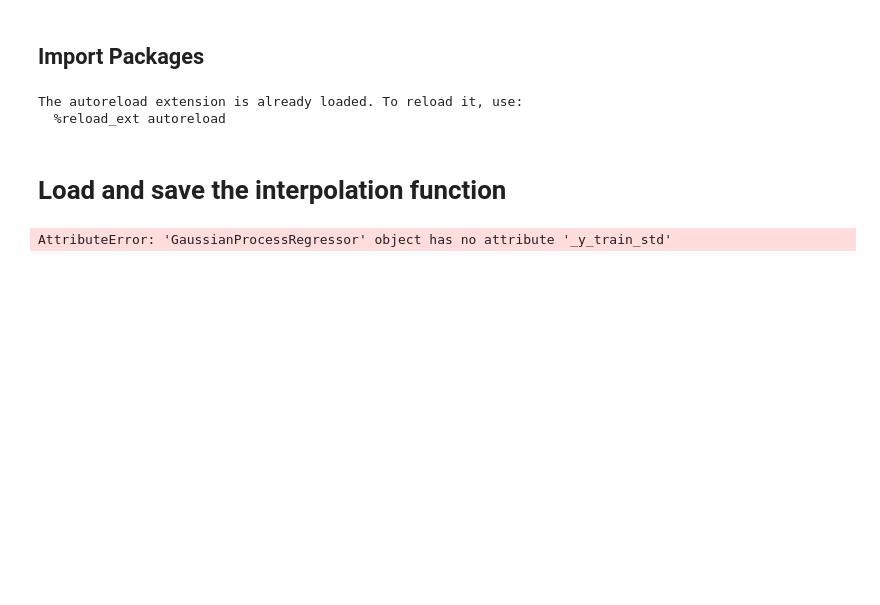
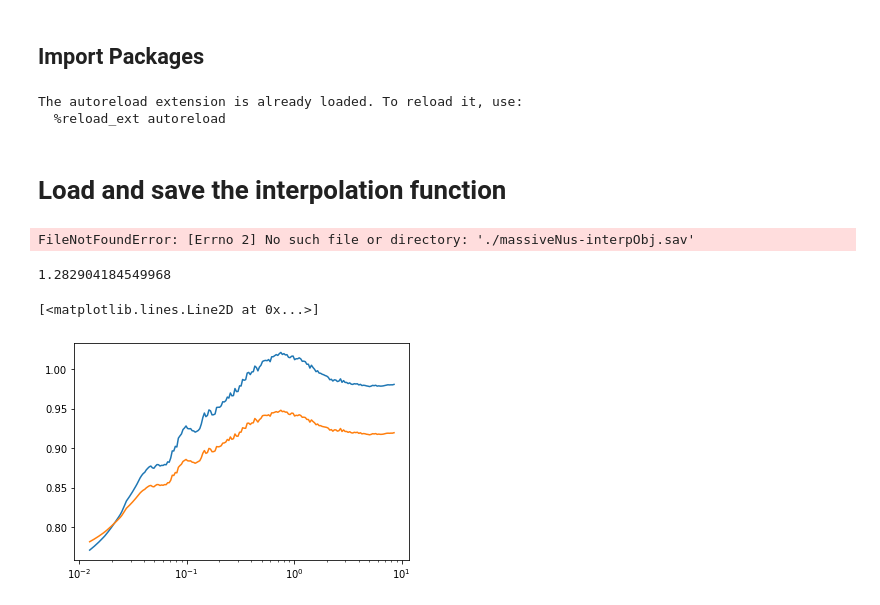
Before and after one commit to santiagocasas/looti-test-public, a Jupyter notebook: notebooks/Interpolating_function_Massive_Nus-LoadPickle.ipynb, the cells around one changed output. Saved outputs shown, nothing was run; the diff lists cells and outputs as text; code cells hidden in the pictures; blank space fills up the shorter version.

```diff
--- a/notebooks/Interpolating_function_Massive_Nus-LoadPickle.ipynb
+++ b/notebooks/Interpolating_function_Massive_Nus-LoadPickle.ipynb
@@ -27,7 +31,7 @@ The autoreload extension is already loaded. To reload it, use:
 # %% [markdown]
 # Load and save the interpolation function
 # %%
-import pickle
-
-with open('../Interpolating_function/interpolating_function_Massive_Nus', 'rb') as f:
-    Interpolation_loaded = pickle.load(f)
+with open('./massiveNus-interpObj.sav', 'rb') as f:
+    Interpolation_loaded = joblib.load(f)
+# %% [output]
+FileNotFoundError: [Errno 2] No such file or directory: './massiveNus-interpObj.sav'
@@ -37,4 +38,13 @@ kgridlin;
+# %%
+kgridlog = np.linspace(np.log10(0.0125),np.log10(8.5),200)
+kgridlog;
 # %%
 Interpolation_loaded.predict(0.0,0.1,[0.06271,0.38154,2.2004])
 # %% [output]
-AttributeError: 'GaussianProcessRegressor' object has no attribute '_y_train_std'
+1.282904184549968
+# %%
+plt.semilogx(np.power(10,kgridlog),[Interpolation_loaded.predict(0.0,k,[0.06271,0.33154,2.2004]) for k in np.power(10,kgridlog) ])
+plt.semilogx(np.power(10,kgridlog),[Interpolation_loaded.predict(0.0,k,[0.06271,0.32154,2.2004]) for k in np.power(10,kgridlog) ])
+# %% [output]
+[<matplotlib.lines.Line2D at 0x...>]
+[figure, added]
```
Also changed, not shown: parts of 7 cells of this notebook, 12 other files.
